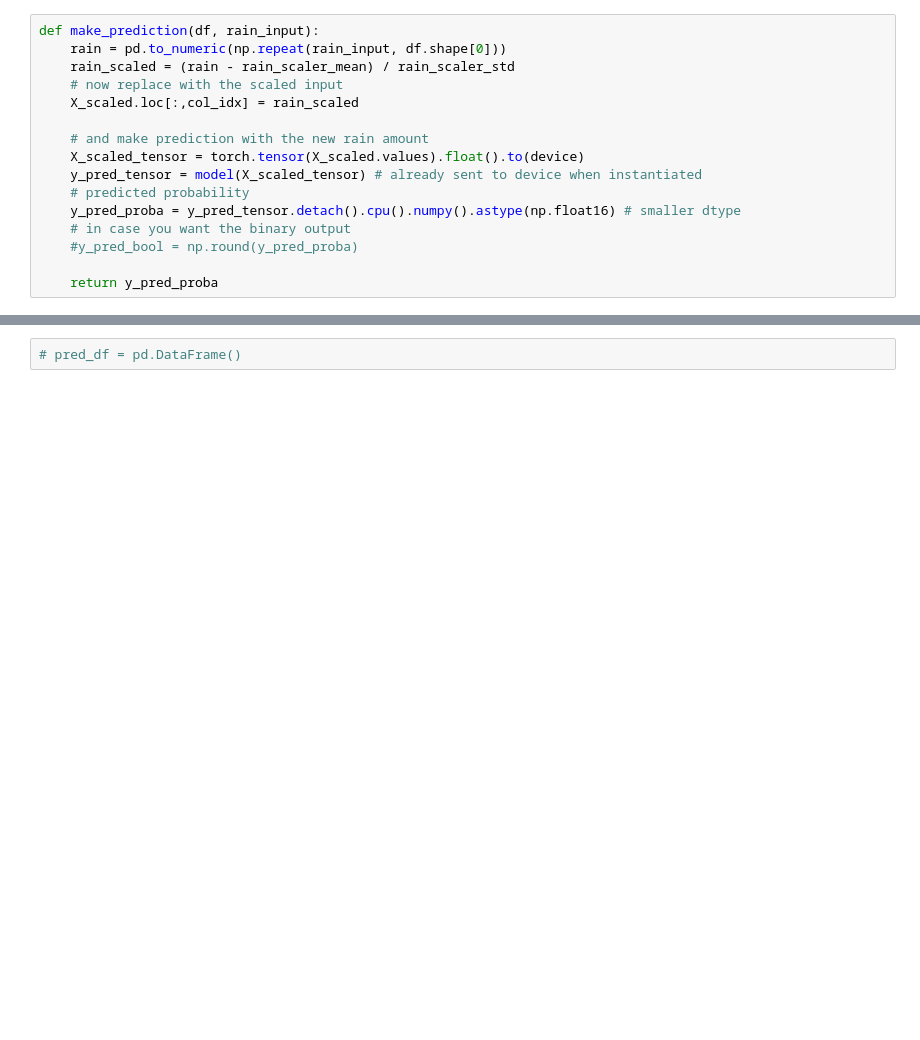
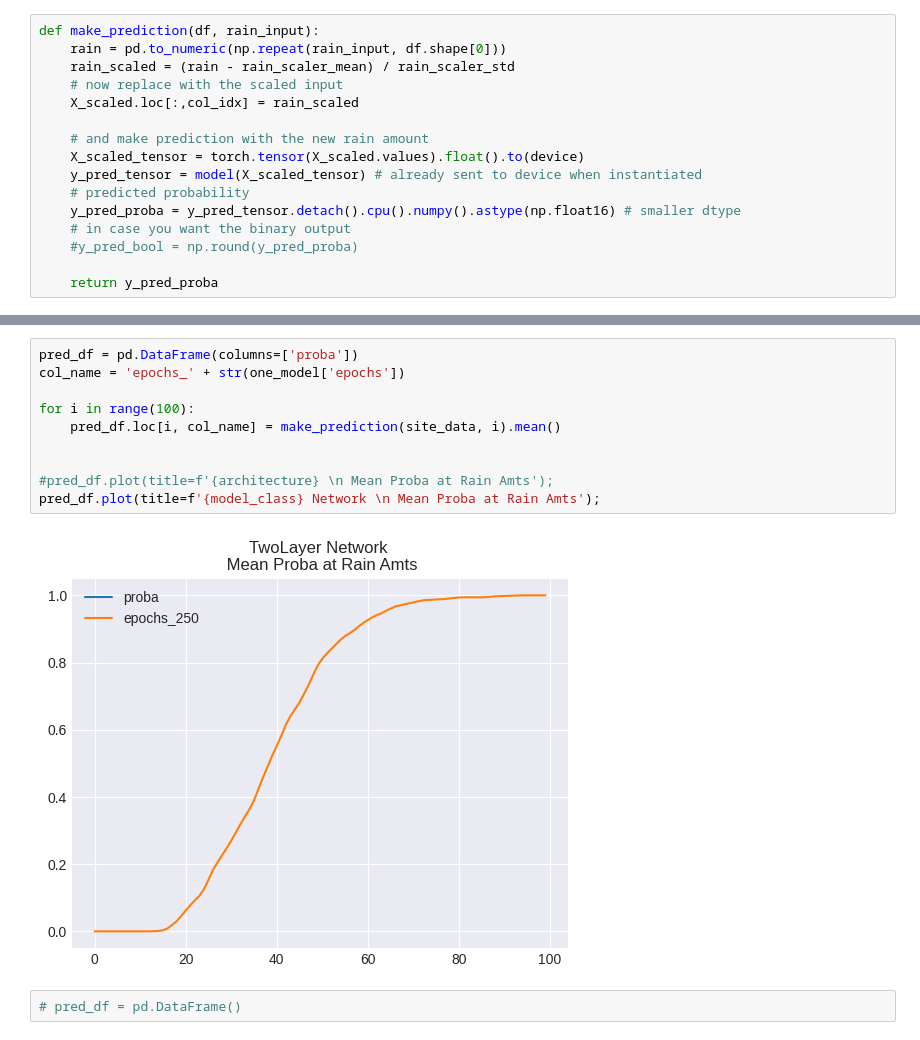
Before and after one commit to gojandrooo/DSE-Capstone, a Jupyter notebook: notebooks/04_data_viz/01_view_models.ipynb, the cells around one changed output, grey strips where cells are left out. Saved outputs shown, nothing was run; the diff lists cells and outputs as text; blank space fills up the shorter version.

```diff
--- a/notebooks/04_data_viz/01_view_models.ipynb
+++ b/notebooks/04_data_viz/01_view_models.ipynb
@@ -321,3 +343,15 @@ array([0])
+# %%
+pred_df = pd.DataFrame(columns=['proba'])
+col_name = 'epochs_' + str(one_model['epochs'])
+
+for i in range(100):
+    pred_df.loc[i, col_name] = make_prediction(site_data, i).mean()
+
+
+#pred_df.plot(title=f'{architecture} \n Mean Proba at Rain Amts');
+pred_df.plot(title=f'{model_class} Network \n Mean Proba at Rain Amts');
+# %% [output]
+[figure, added]
 # %%
 # pred_df = pd.DataFrame()
 # %%
```
Also changed, not shown: parts of 8 cells of this notebook, 2 other files.
